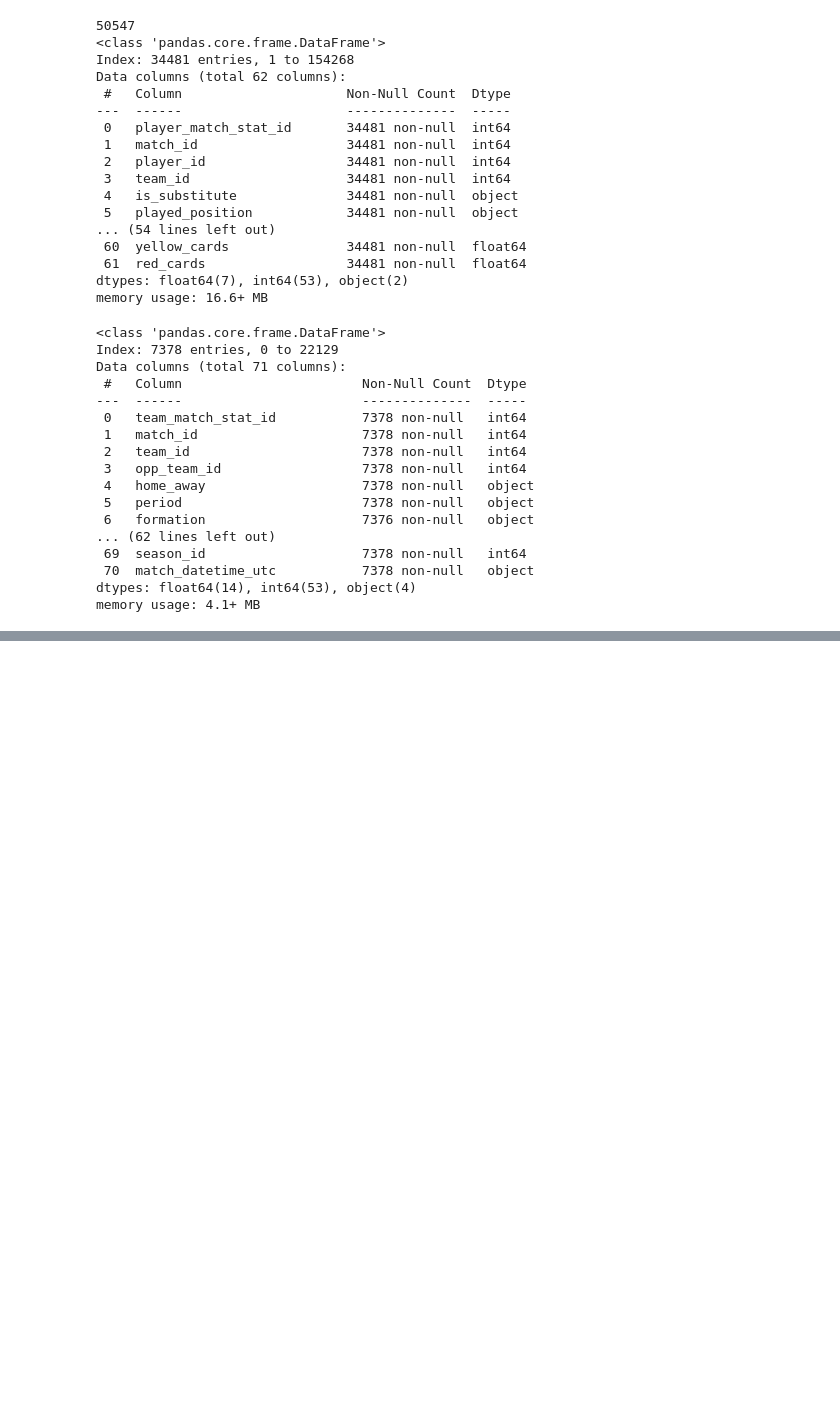
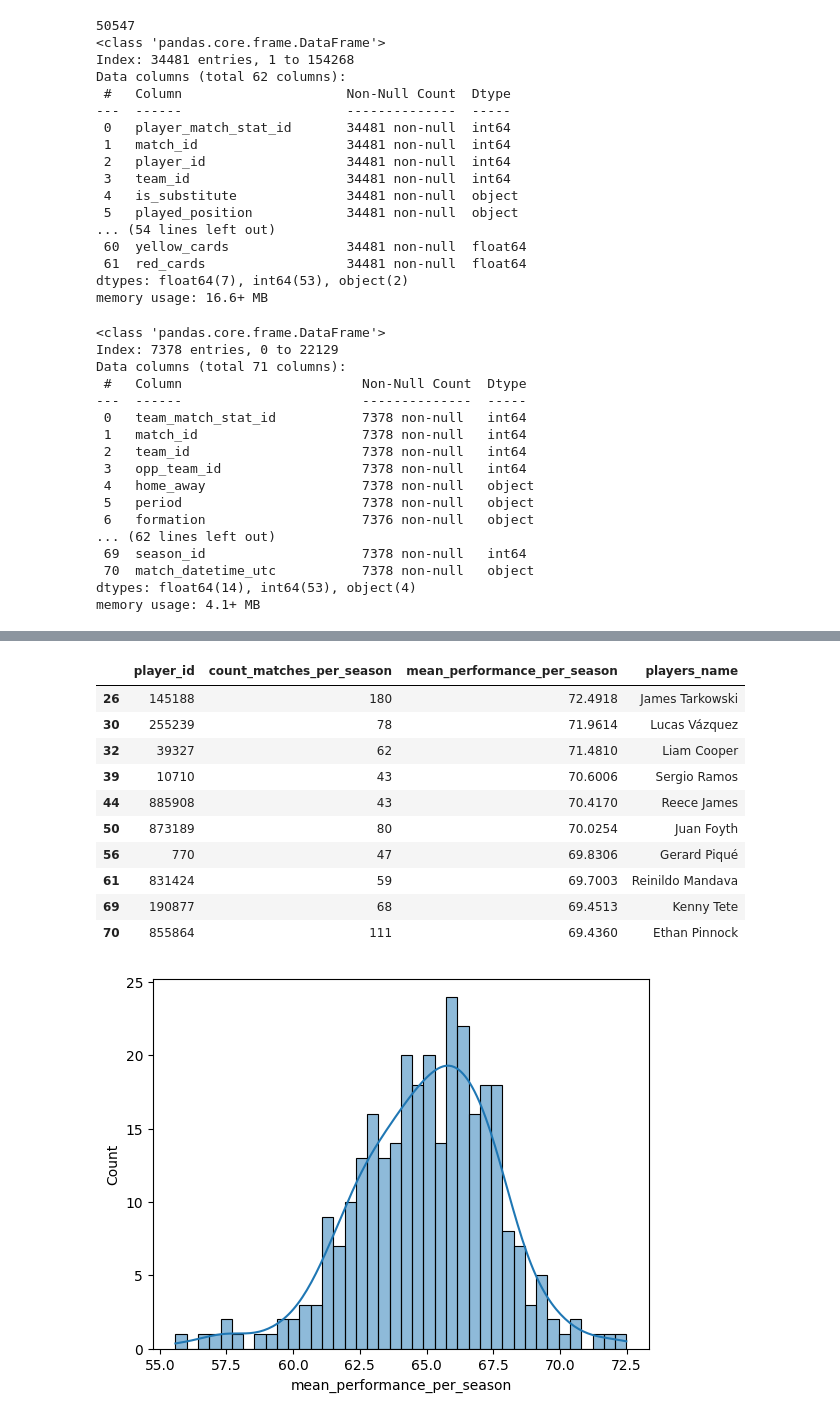
Before and after one commit to JavierJ002/FutbolPorLey, a Jupyter notebook: EDA_notebooks/goalkeepers.ipynb, the cells around one changed output, grey strips where cells are left out. Cells and saved outputs as stored; diff of their text form; code cells hidden in the pictures; blank space fills up the shorter version.

```diff
--- a/EDA_notebooks/goalkeepers.ipynb
+++ b/EDA_notebooks/goalkeepers.ipynb
@@ -1520,0 +1286,68 @@ sns.heatmap(a.corr(), annot = True, fmt = '3.3f')
+# %%
+defenders_performance_df = defenders_performance_df.merge(rounds[['season_id', 'match_id']], on='match_id', how = 'left')
+# %%
+OVERALL_DEFENDERS = 1
+if not OVERALL_DEFENDERS:
+    performance_per_season = defenders_performance_df.groupby(['player_id', 'season_id']).agg(
+        count_matches_per_season=('def_performance', 'count'),
+        mean_performance_per_season=('def_performance', 'mean')
+    ).reset_index()
+
+    players_performance = performance_per_season.merge(
+        players[['player_id', 'name']],
+        on='player_id',
+        how='left'
+    )
+
+    order_performance = players_performance.sort_values(
+        by=['mean_performance_per_season'],
+        ascending=False
+    ).reset_index(drop=True)
+
+    #order_performance = order_performance.rename(columns = {'season_id_x': 'season_id', 'name': 'players_name'})
+    order_performance_season = order_performance.merge(seasons[['season_id', 'name']], how = 'left', on='season_id')
+
+    min_matches = 19
+
+
+else:
+    performance_per_season = defenders_performance_df.groupby(['player_id']).agg(
+        count_matches_per_season=('def_performance', 'count'),
+        mean_performance_per_season=('def_performance', 'mean')
+    ).reset_index()
+
+    players_performance = performance_per_season.merge(
+        players[['player_id', 'name']],
+        on='player_id',
+        how='left'
+    )
+
+    order_performance = players_performance.sort_values(
+        by=['mean_performance_per_season'],
+        ascending=False
+    ).reset_index(drop=True)
+
+    min_matches = 38
+
+    order_performance = order_performance.rename(columns = {'season_id_x': 'season_id', 'name': 'players_name'})
+    #order_performance_season = order_performance.merge(seasons[['season_id', 'name']], how = 'left', on='season_id')
+
+minimum_games_filter = order_performance['count_matches_per_season'] > min_matches
+
+
+order_performance = order_performance.loc[minimum_games_filter]
+sns.histplot(data = order_performance, x = 'mean_performance_per_season', bins = 40, kde=True)
+order_performance.head(10)
+# %% [output]
+|  | player_id | count_matches_per_season | mean_performance_per_season | players_name |
+| 26 | 145188 | 180 | 72.4918 | James Tarkowski |
+| 30 | 255239 | 78 | 71.9614 | Lucas Vázquez |
+| 32 | 39327 | 62 | 71.4810 | Liam Cooper |
+| 39 | 10710 | 43 | 70.6006 | Sergio Ramos |
+| 44 | 885908 | 43 | 70.4170 | Reece James |
+| 50 | 873189 | 80 | 70.0254 | Juan Foyth |
+| 56 | 770 | 47 | 69.8306 | Gerard Piqué |
+| 61 | 831424 | 59 | 69.7003 | Reinildo Mandava |
+| 69 | 190877 | 68 | 69.4513 | Kenny Tete |
+| 70 | 855864 | 111 | 69.4360 | Ethan Pinnock |
+[figure, added]
```
Also changed, not shown: parts of 4 cells of this notebook, 1 other file.
